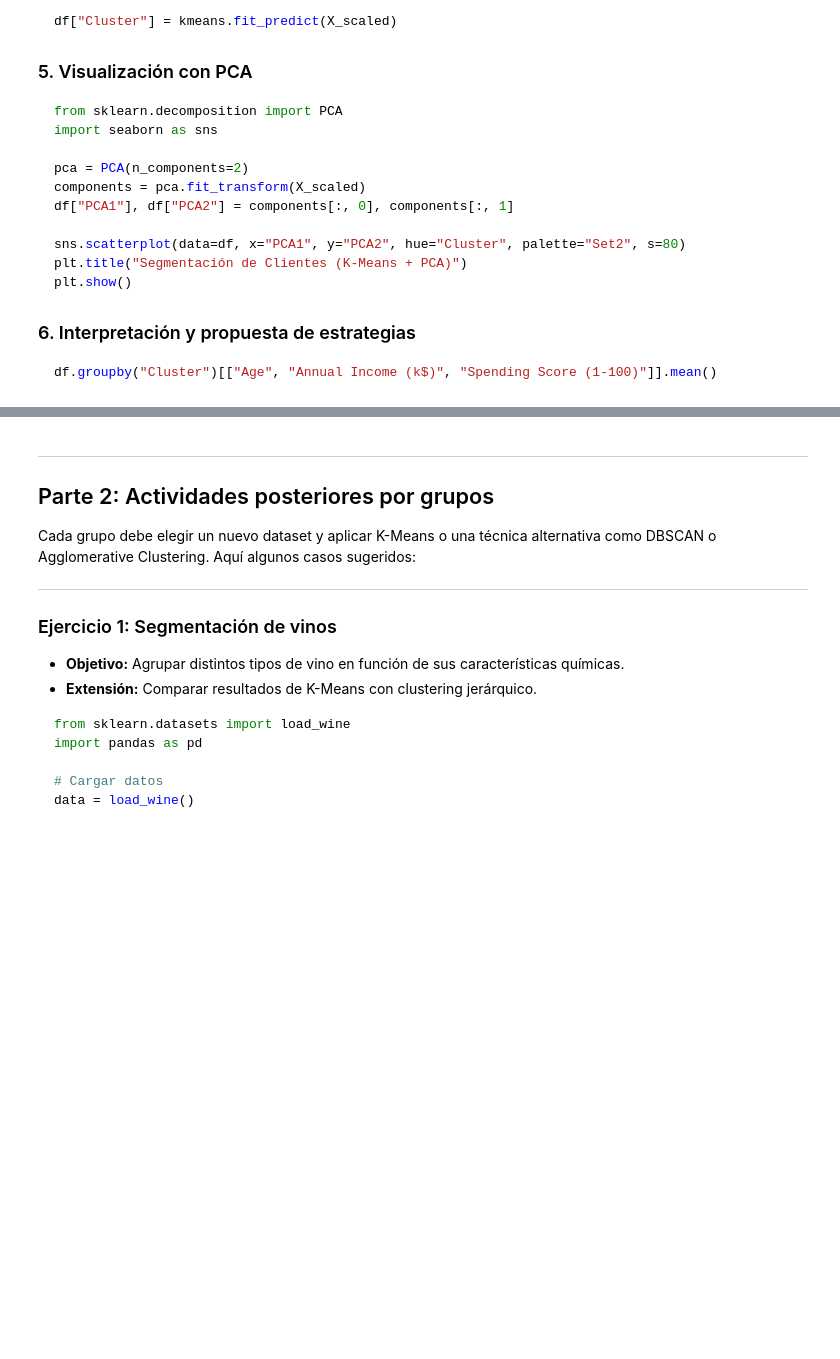
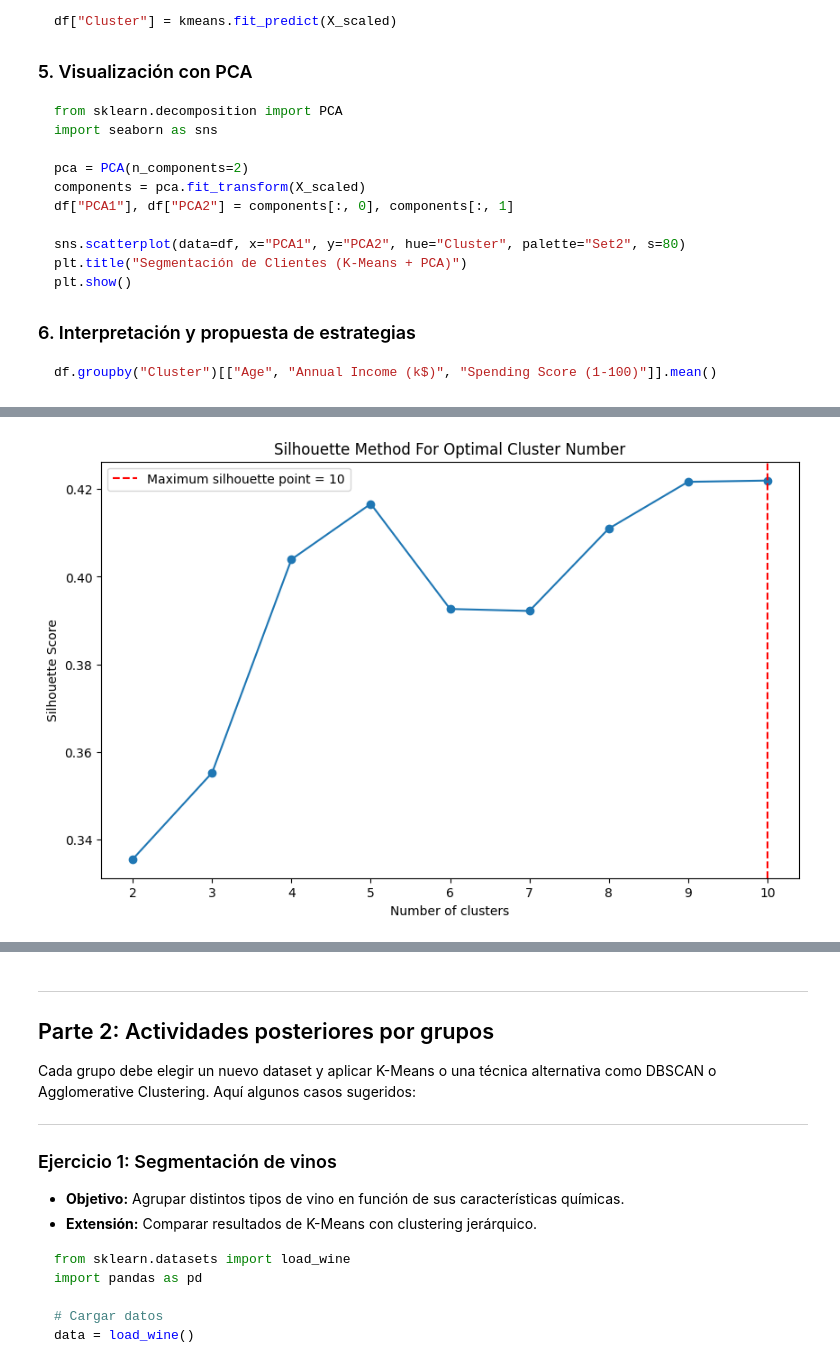
Before and after one commit to BenjaminGMC/sic_ai_2025_jun, a Jupyter notebook: 03machinelearning/clase_18.ipynb, the cells around one changed output, grey strips where cells are left out. Cells and saved outputs as stored; diff of their text form; code cells hidden in the pictures; blank space fills up the shorter version.

```diff
--- a/03machinelearning/clase_18.ipynb
+++ b/03machinelearning/clase_18.ipynb
@@ -82,0 +189,16 @@ df.groupby("Cluster")[["Age", "Annual Income (k$)", "Spending Score (1-100)"]].m
+# %%
+from sklearn.cluster import KMeans
+from sklearn.datasets import load_iris
+from estyp.cluster import NClusterSearch
+
+searcher = NClusterSearch(estimator=KMeans(), method='silhouette')
+searcher.fit(X_scaled)
+
+labels = searcher.labels_
+predicted_labels = searcher.predict(X_scaled)
+optimal_model = searcher.best_estimator_
+optimal_clusters = searcher.optimal_clusters_
+
+searcher.plot()
+# %% [output]
+[figure, added]
```
Also changed, not shown: parts of 24 cells of this notebook.
